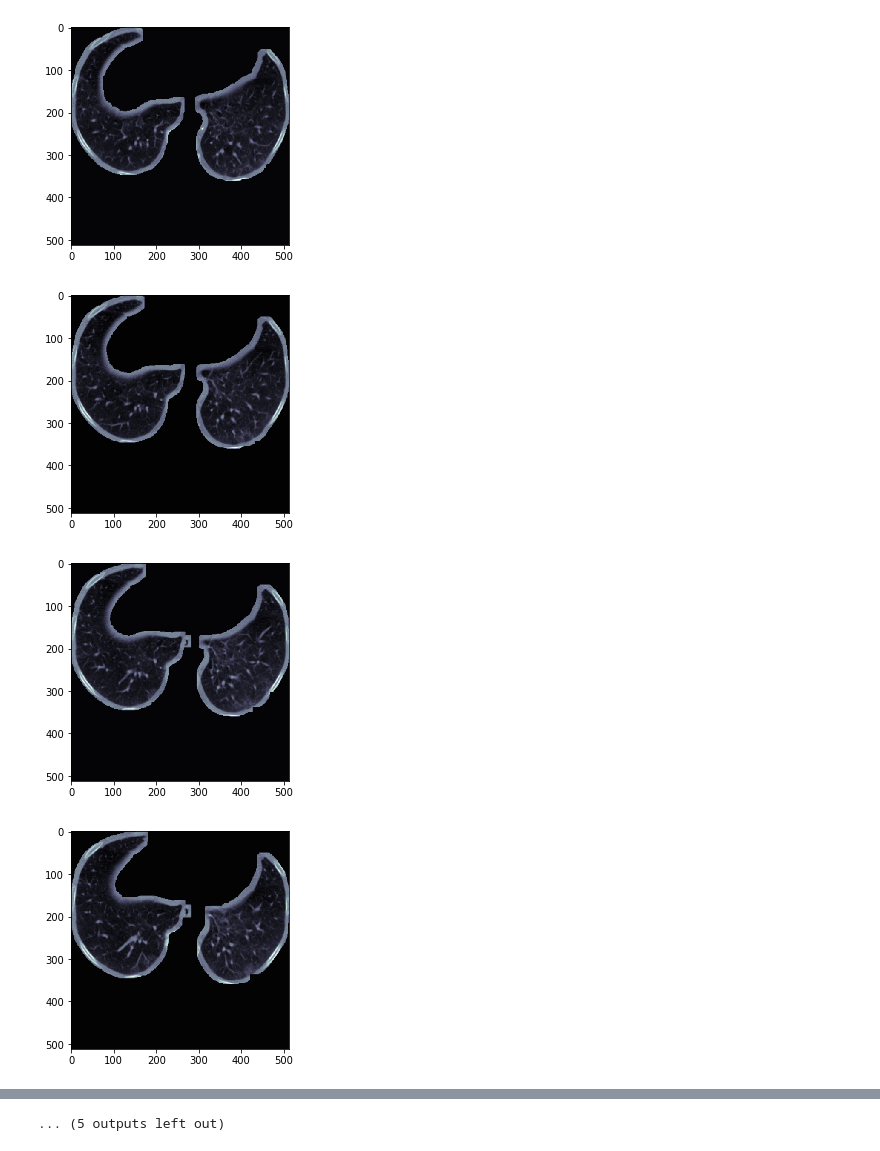
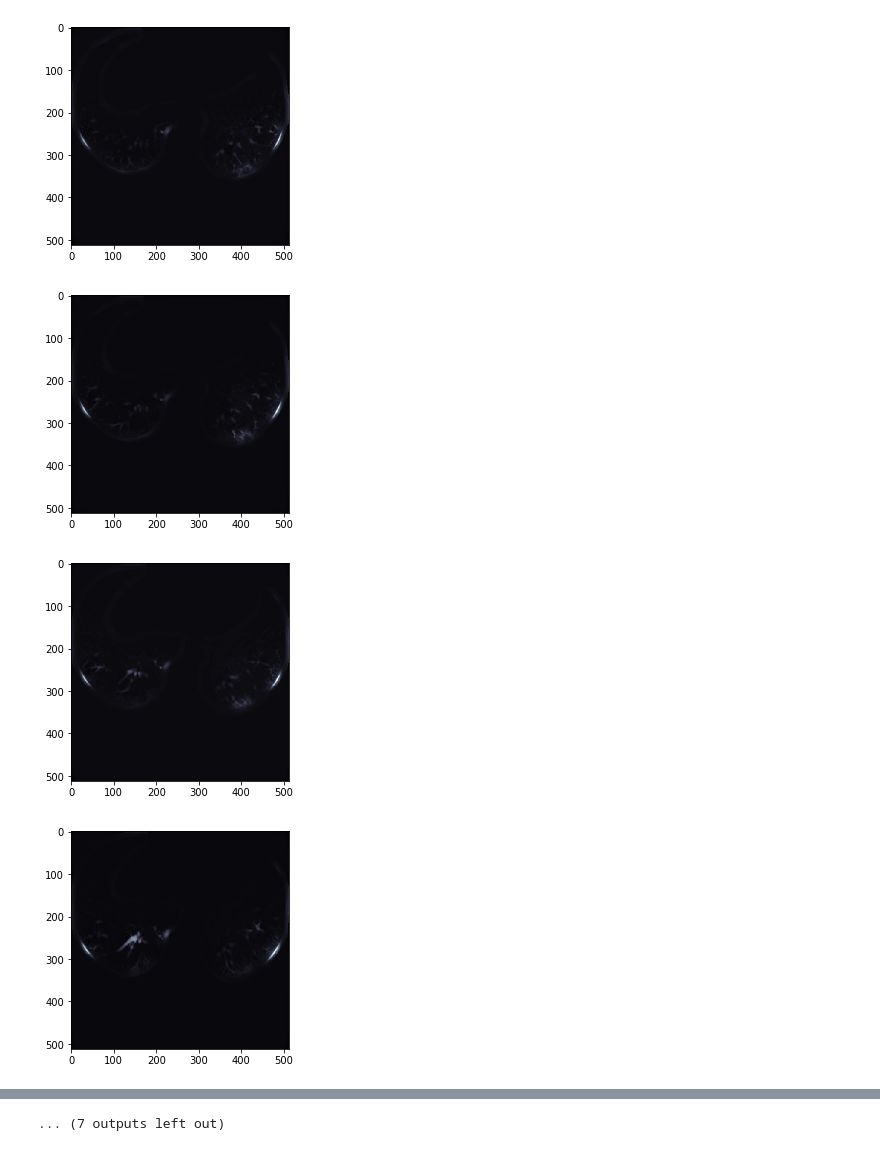
Before and after one commit to ragnarula/ia-kaggle-dsp-17, a Jupyter notebook: notebooks/unet.ipynb, the cells around one changed output, grey strips where cells are left out. Saved outputs shown, nothing was run; the diff lists cells and outputs as text; code cells hidden in the pictures.

```diff
--- a/notebooks/unet.ipynb
+++ b/notebooks/unet.ipynb
@@ -107,9 +107,14 @@ stream = starmap(lambda p, idd, d: (p, idd, imhelpers.dicom_to_z_pixel(d)), stre
 stream = starmap(lambda p, idd, d: (p, idd, imhelpers.sort_images(d)), stream)
 stream = imhelpers.flat_starmap(lambda p, idd, z_ims: starmap(lambda z, im: (p, idd, im), z_ims), stream)
 stream = starmap(lambda p, idd, im: (p, idd, unet.standardize(im)), stream)
-stream = starmap(lambda p, idd, im: (p, idd, extract_roi(im)), stream)
+stream = starmap(lambda p, idd, im: (p, idd, unet.extract_roi(im)), stream)
 stream = filter(lambda x: x[2] is not None, stream)
+stream = starmap(lambda p, idd, im: (p, idd, unet.get_nodule_mask_extractor('../unet.hdf5')(im)), stream)
+stream = filter(lambda x: x[2][1] is not None, stream)
+stream = starmap(lambda p, idd, im_msk: (p, idd, im_msk[0] * im_msk[1].reshape(512, 512)), stream)
 # %%
+items = []
+
 for item in stream:
     path, idd, image = item
     if image is not None:
@@ -128,4 +133,4 @@ for item in stream:
-[figure, old version]
+[figure, new version]
-[figure, old version]
+[figure, new version]
-[figure, old version]
+[figure, new version]
-[figure, old version]
+[figure, new version]
@@ -133 +138 @@ for item in stream:
-... (5 outputs left out)
+... (7 outputs left out)
```
Also changed, not shown: parts of 3 cells of this notebook, 3 other files.
